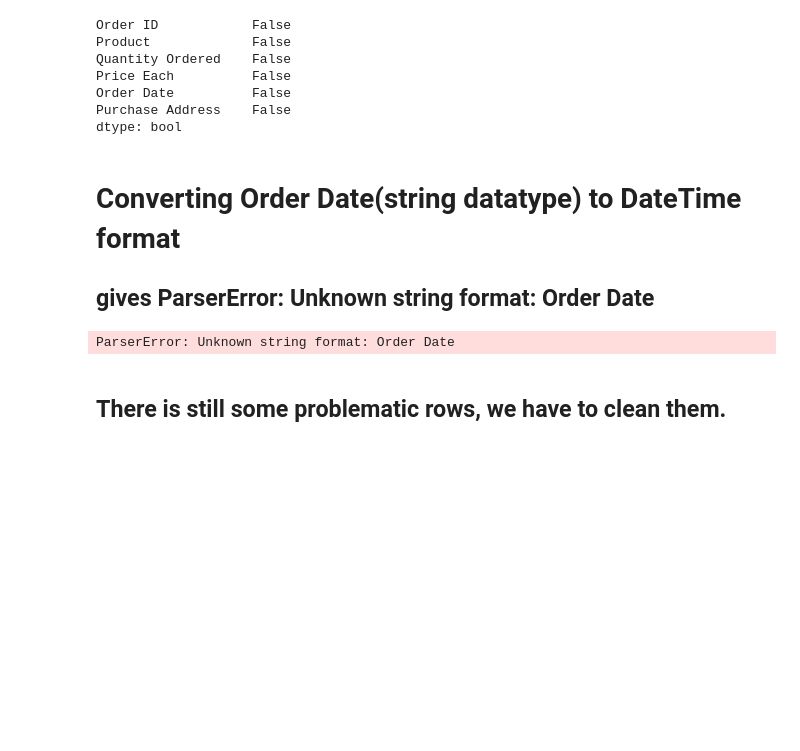
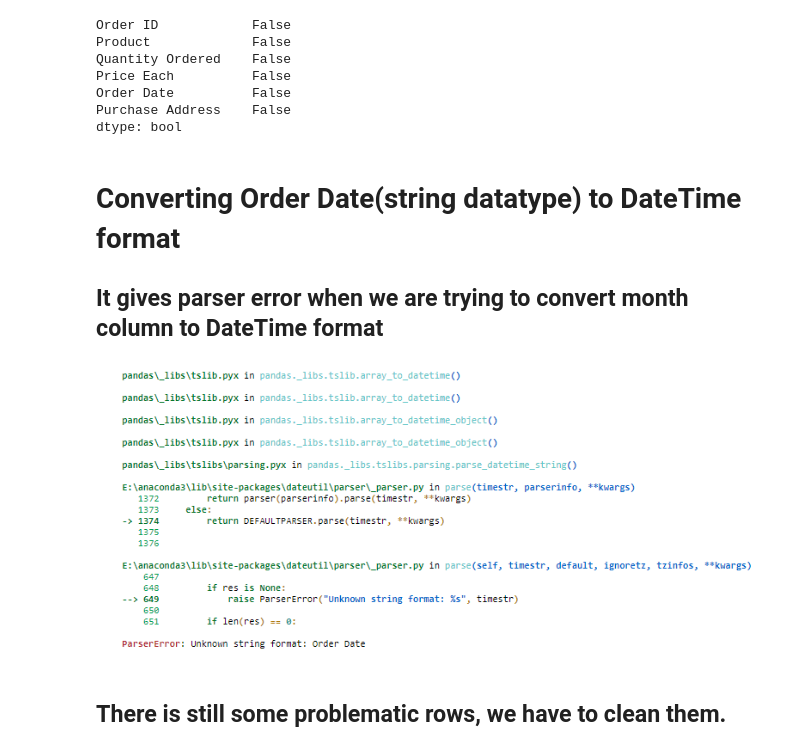
Before and after one commit to dishankkalra23/eCommerce-Sales-Analysis, a Jupyter notebook: Sales-Analysis.ipynb, the cells around one changed output. Drawn from its saved outputs; the diff is of its cells as text; code cells hidden in the pictures; blank space fills up the shorter version.

Commit message:
Updated Sales-Analysis notebook

```diff
--- a/Sales-Analysis.ipynb
+++ b/Sales-Analysis.ipynb
@@ -115,11 +115,12 @@ Purchase Address    False
 dtype: bool
 # %% [markdown]
 # Converting Order Date(string datatype) to DateTime format
-## gives ParserError: Unknown string format: Order Date
+## It gives parser error when we are trying to convert month column to DateTime format
-# %%
-all_data['month'] = pd.to_datetime(all_data['Order Date'])
-# %% [output]
-ParserError: Unknown string format: Order Date
+# %%
+from IPython.display import Image
+Image(filename =r'E:\eCommerce-Sales-Analysis\Images\error1.png')
+# %% [output]
+[figure, added]
 # %% [markdown]
 ## There is still some problematic rows, we have to clean them.
 # %%
```
Also changed, not shown: parts of 5 cells of this notebook.
